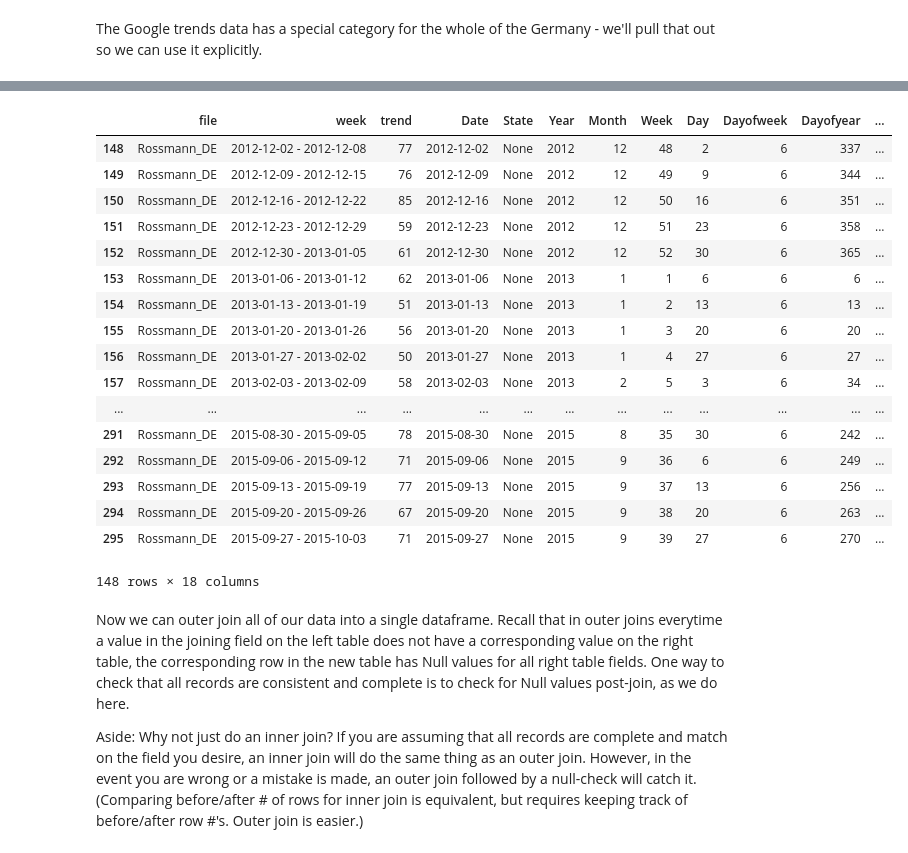
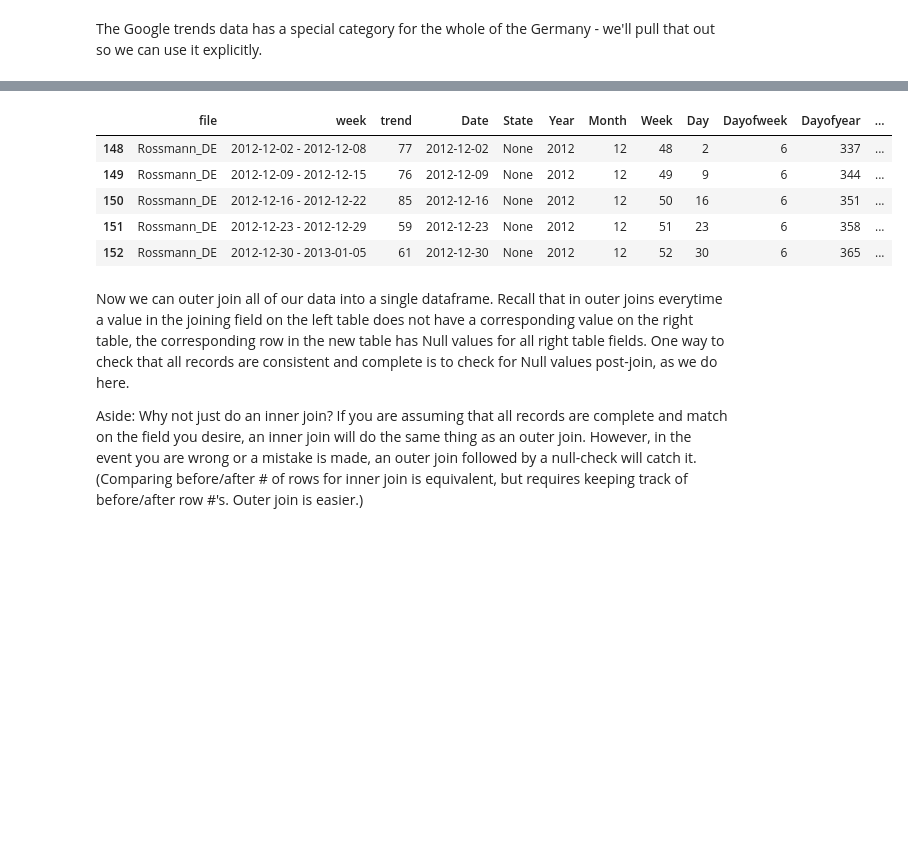
Before and after one commit to tomilsinszki/machine_learning, a Jupyter notebook: rossman_competition.ipynb, the cells around one changed output, grey strips where cells are left out. Drawn from its saved outputs; the diff is of its cells as text; code cells hidden in the pictures; blank space fills up the shorter version.

```diff
--- a/rossman_competition.ipynb
+++ b/rossman_competition.ipynb
@@ -320,26 +229,14 @@ googletrend
 # %%
 trend_de = googletrend[googletrend.file == 'Rossmann_DE']
 # %%
-trend_de
+trend_de.head()
 # %% [output]
 |  | file | week | trend | Date | State | Year | Month | Week | Day | Dayofweek | Dayofyear | ... |
 | 148 | Rossmann_DE | 2012-12-02 - 2012-12-08 | 77 | 2012-12-02 | None | 2012 | 12 | 48 | 2 | 6 | 337 | ... |
 | 149 | Rossmann_DE | 2012-12-09 - 2012-12-15 | 76 | 2012-12-09 | None | 2012 | 12 | 49 | 9 | 6 | 344 | ... |
 | 150 | Rossmann_DE | 2012-12-16 - 2012-12-22 | 85 | 2012-12-16 | None | 2012 | 12 | 50 | 16 | 6 | 351 | ... |
 | 151 | Rossmann_DE | 2012-12-23 - 2012-12-29 | 59 | 2012-12-23 | None | 2012 | 12 | 51 | 23 | 6 | 358 | ... |
 | 152 | Rossmann_DE | 2012-12-30 - 2013-01-05 | 61 | 2012-12-30 | None | 2012 | 12 | 52 | 30 | 6 | 365 | ... |
-| 153 | Rossmann_DE | 2013-01-06 - 2013-01-12 | 62 | 2013-01-06 | None | 2013 | 1 | 1 | 6 | 6 | 6 | ... |
-| 154 | Rossmann_DE | 2013-01-13 - 2013-01-19 | 51 | 2013-01-13 | None | 2013 | 1 | 2 | 13 | 6 | 13 | ... |
-| 155 | Rossmann_DE | 2013-01-20 - 2013-01-26 | 56 | 2013-01-20 | None | 2013 | 1 | 3 | 20 | 6 | 20 | ... |
-| 156 | Rossmann_DE | 2013-01-27 - 2013-02-02 | 50 | 2013-01-27 | None | 2013 | 1 | 4 | 27 | 6 | 27 | ... |
-| 157 | Rossmann_DE | 2013-02-03 - 2013-02-09 | 58 | 2013-02-03 | None | 2013 | 2 | 5 | 3 | 6 | 34 | ... |
-| ... | ... | ... | ... | ... | ... | ... | ... | ... | ... | ... | ... | ... |
-| 291 | Rossmann_DE | 2015-08-30 - 2015-09-05 | 78 | 2015-08-30 | None | 2015 | 8 | 35 | 30 | 6 | 242 | ... |
-| 292 | Rossmann_DE | 2015-09-06 - 2015-09-12 | 71 | 2015-09-06 | None | 2015 | 9 | 36 | 6 | 6 | 249 | ... |
-| 293 | Rossmann_DE | 2015-09-13 - 2015-09-19 | 77 | 2015-09-13 | None | 2015 | 9 | 37 | 13 | 6 | 256 | ... |
-| 294 | Rossmann_DE | 2015-09-20 - 2015-09-26 | 67 | 2015-09-20 | None | 2015 | 9 | 38 | 20 | 6 | 263 | ... |
-| 295 | Rossmann_DE | 2015-09-27 - 2015-10-03 | 71 | 2015-09-27 | None | 2015 | 9 | 39 | 27 | 6 | 270 | ... |
-148 rows × 18 columns
 # %% [markdown]
 Now we can outer join all of our data into a single dataframe. Recall that in outer joins everytime a value in the joining field on the left table does not have a corresponding value on the right table, the corresponding row in the new table has Null values for all right table fields. One way to check that all records are consistent and complete is to check for Null values post-join, as we do here.
 
```
Also changed, not shown: parts of 39 cells of this notebook.
